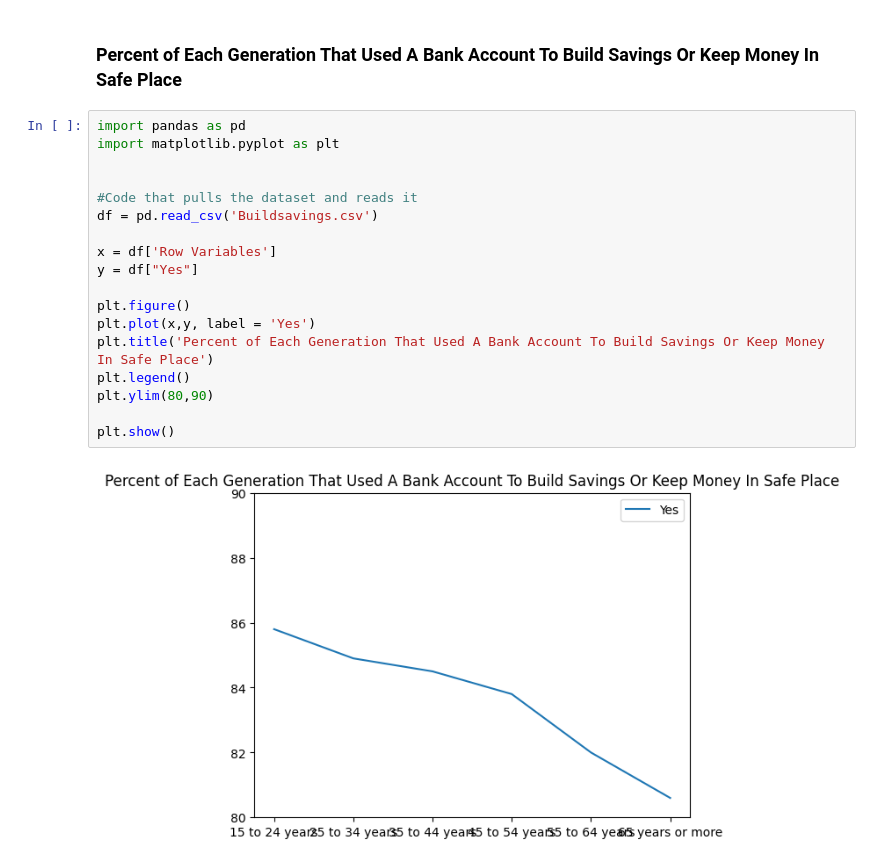
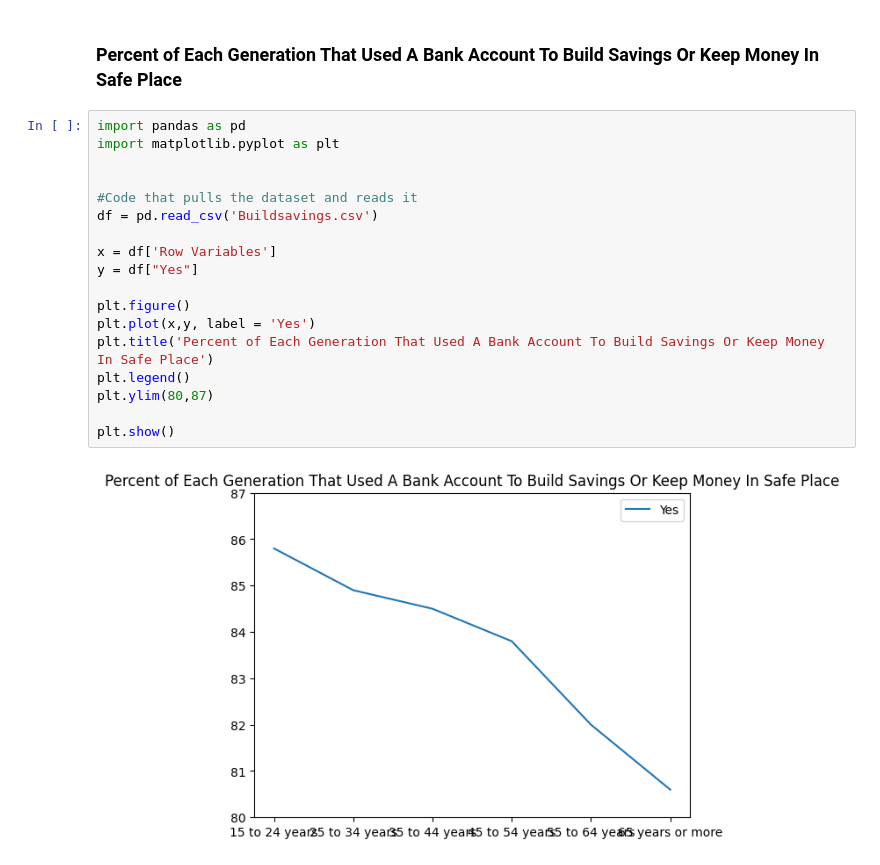
Before and after one commit to ryanmoore2121/Capstone, a Jupyter notebook: Banking.ipynb, the cells around one changed output. Cells and saved outputs as stored; diff of their text form.

```diff
--- a/Banking.ipynb
+++ b/Banking.ipynb
@@ -84,21 +90,21 @@ plt.show()
 # %%
 import pandas as pd
 import matplotlib.pyplot as plt
 
 
 #Code that pulls the dataset and reads it
 df = pd.read_csv('Buildsavings.csv')
 
 x = df['Row Variables']
 y = df["Yes"]
 
 plt.figure()
 plt.plot(x,y, label = 'Yes')
 plt.title('Percent of Each Generation That Used A Bank Account To Build Savings Or Keep Money In Safe Place')
 plt.legend()
-plt.ylim(80,90)
+plt.ylim(80,87)
 
 plt.show()
 # %% [output]
-[figure, old version]
+[figure, new version]
 # %% [markdown]
```
Also changed, not shown: parts of 3 cells of this notebook, 1 other file.
